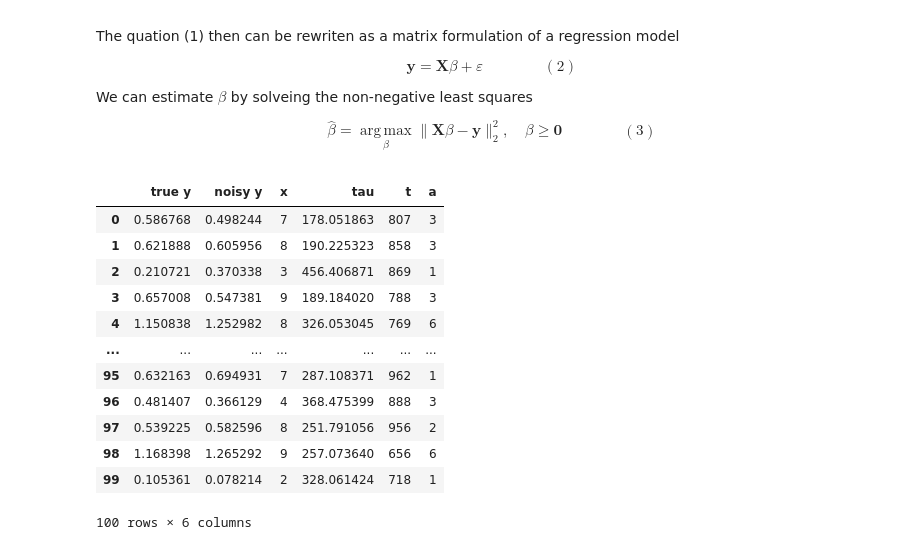
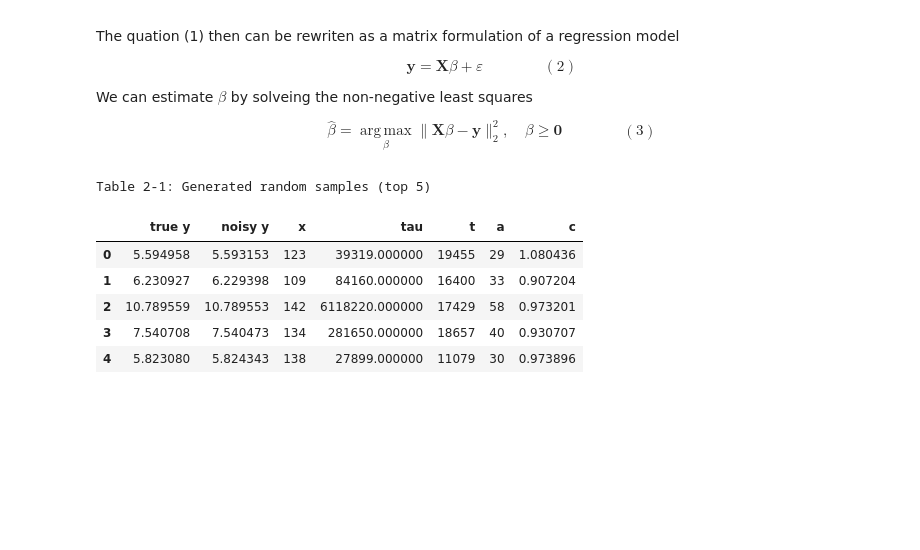
Before and after one commit to steven-mindswire/Group_cost_projection, a Jupyter notebook: cost_porjection.ipynb, the cells around one changed output. Cells and saved outputs as stored; diff of their text form; code cells hidden in the pictures; blank space fills up the shorter version.

```diff
--- a/cost_porjection.ipynb
+++ b/cost_porjection.ipynb
@@ -220,53 +676,69 @@ $$\hat{\beta}=\operatorname*{arg\,max}_\beta\|\mathbf{X}\beta-\mathbf{y}\|_2^2,\
 import numpy as np
 from sklearn.metrics import r2_score
 from sklearn.linear_model import LinearRegression
 from sklearn.model_selection import train_test_split
 import math
 import pandas as pd
 
-sample_size = 100
 
-t = np.random.randint(500, 1000, sample_size)
-x = np.random.randint(2, 10, sample_size)
-a = [np.random.randint(1, x[i]) for i in range(sample_size)]
+sample_size = 1000
 
-# target coefficents
-true_coeff = [-math.log(0.9), -math.log(0.8)]
+
+project_t_1 = 10000
+project_t_2 = 20000
+
+
+assignee_1 = 100
+assignee_2 = 150
+
+
+t = np.random.randint(project_t_1, project_t_2, sample_size)
+x = np.random.randint(assignee_1, assignee_2, sample_size)
+a = [np.random.randint(int(x[i] / 10), x[i] / 2) for i in range(sample_size)]
+
+# target coefficients
+r1_true = 0.89
+r2_true = 0.83
+true_coeff = [-math.log(r1_true), -math.log(r2_true)]
 X = np.asarray([[x[i] / a[i] - 1, a[i] - 1] for i in range(sample_size)])
+
 
 y_true = np.dot(X, true_coeff)
 
-c = 1 + np.random.uniform(-0.2, 0.2, size=(sample_size,))
+c = 1 + np.random.uniform(-0.1, 0.1, size=(sample_size,))
 
-tau = np.exp(y_true + np.log(t) - np.log(x) - np.log(c)) + 20 * np.random.normal(
-    size=(sample_size,)
+
+tau = np.rint(
+    np.exp(y_true + np.log(t) - np.log(x) - np.log(c))
+    + np.random.normal(0, (project_t_1 + project_t_2) / 400, size=(sample_size,))
 )
+
 
 y = np.log(tau) + np.log(x) + np.log(c) - np.log(t)
 
 df1 = pd.DataFrame(
     {
         "true y": y_true,
         "noisy y": y,
         "x": x,
         "tau": tau,
         "t": t,
         "a": a,
+        "c": c,
     }
 )
+
+df1 = df1.head(5).style
+
+df1 = df1.set_caption("Table 2-1: Generated random samples (top 5)")
+
 display(df1)
 # %% [output]
+Table 2-1: Generated random samples (top 5)
-|  | true y | noisy y | x | tau | t | a |
-| 0 | 0.586768 | 0.498244 | 7 | 178.051863 | 807 | 3 |
-| 1 | 0.621888 | 0.605956 | 8 | 190.225323 | 858 | 3 |
-| 2 | 0.210721 | 0.370338 | 3 | 456.406871 | 869 | 1 |
-| 3 | 0.657008 | 0.547381 | 9 | 189.184020 | 788 | 3 |
-| 4 | 1.150838 | 1.252982 | 8 | 326.053045 | 769 | 6 |
-| ... | ... | ... | ... | ... | ... | ... |
-| 95 | 0.632163 | 0.694931 | 7 | 287.108371 | 962 | 1 |
-| 96 | 0.481407 | 0.366129 | 4 | 368.475399 | 888 | 3 |
-| 97 | 0.539225 | 0.582596 | 8 | 251.791056 | 956 | 2 |
-| 98 | 1.168398 | 1.265292 | 9 | 257.073640 | 656 | 6 |
-| 99 | 0.105361 | 0.078214 | 2 | 328.061424 | 718 | 1 |
+|  | true y | noisy y | x | tau | t | a | c |
+| 0 | 5.594958 | 5.593153 | 123 | 39319.000000 | 19455 | 29 | 1.080436 |
+| 1 | 6.230927 | 6.229398 | 109 | 84160.000000 | 16400 | 33 | 0.907204 |
+| 2 | 10.789559 | 10.789553 | 142 | 6118220.000000 | 17429 | 58 | 0.973201 |
+| 3 | 7.540708 | 7.540473 | 134 | 281650.000000 | 18657 | 40 | 0.930707 |
+| 4 | 5.823080 | 5.824343 | 138 | 27899.000000 | 11079 | 30 | 0.973896 |
-100 rows × 6 columns
 # %%
```
Also changed, not shown: parts of 6 cells of this notebook.
